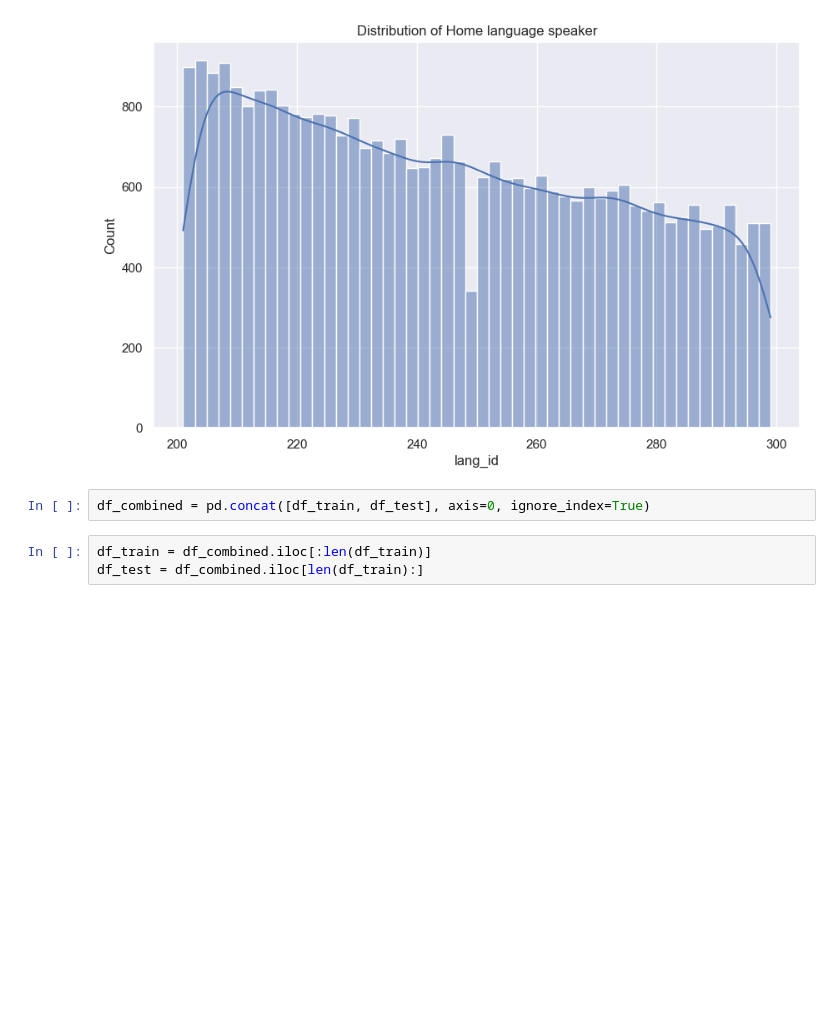
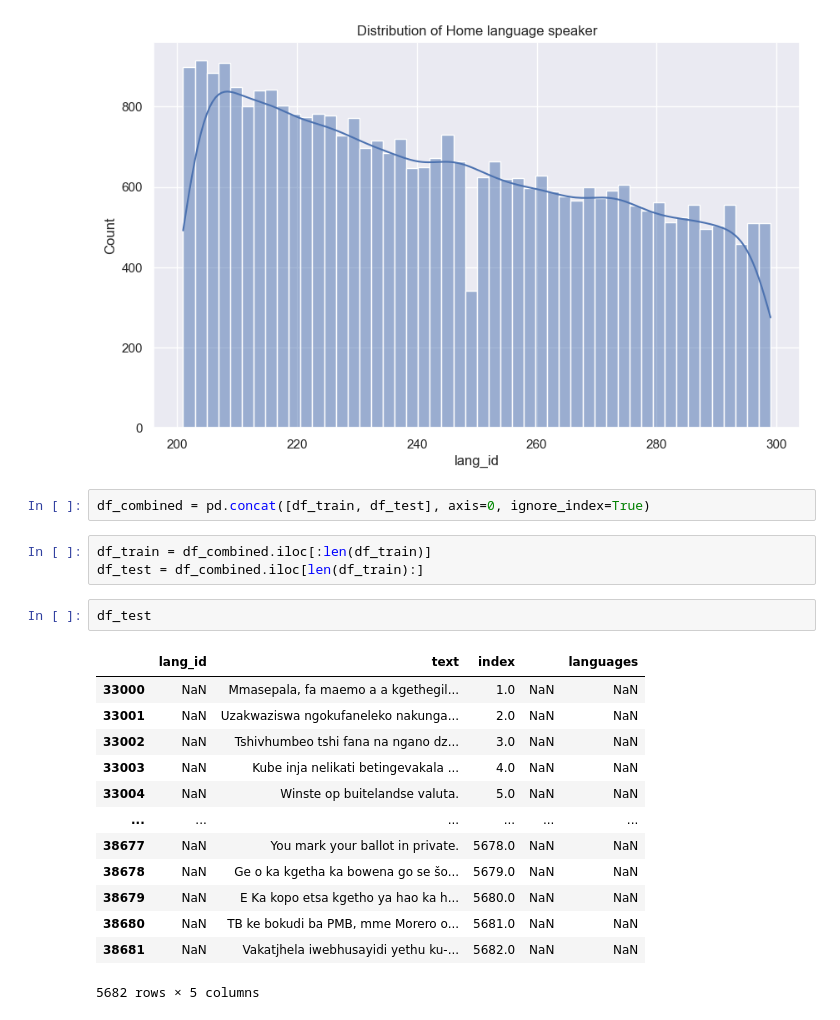
Before and after one commit to zimjwar/Language-Identification-, a Jupyter notebook: notebook_1.ipynb, the cells around one changed output. Drawn from its saved outputs; the diff is of its cells as text; blank space fills up the shorter version.

```diff
--- a/notebook_1.ipynb
+++ b/notebook_1.ipynb
@@ -199,3 +199,19 @@ df_combined = pd.concat([df_train, df_test], axis=0, ignore_index=True)
 # %%
 df_train = df_combined.iloc[:len(df_train)]
 df_test = df_combined.iloc[len(df_train):]
+# %%
+df_test
+# %% [output]
+|  | lang_id | text | index |  | languages |
+| 33000 | NaN | Mmasepala, fa maemo a a kgethegil... | 1.0 | NaN | NaN |
+| 33001 | NaN | Uzakwaziswa ngokufaneleko nakunga... | 2.0 | NaN | NaN |
+| 33002 | NaN | Tshivhumbeo tshi fana na ngano dz... | 3.0 | NaN | NaN |
+| 33003 | NaN | Kube inja nelikati betingevakala ... | 4.0 | NaN | NaN |
+| 33004 | NaN | Winste op buitelandse valuta. | 5.0 | NaN | NaN |
+| ... | ... | ... | ... | ... | ... |
+| 38677 | NaN | You mark your ballot in private. | 5678.0 | NaN | NaN |
+| 38678 | NaN | Ge o ka kgetha ka bowena go se šo... | 5679.0 | NaN | NaN |
+| 38679 | NaN | E Ka kopo etsa kgetho ya hao ka h... | 5680.0 | NaN | NaN |
+| 38680 | NaN | TB ke bokudi ba PMB, mme Morero o... | 5681.0 | NaN | NaN |
+| 38681 | NaN | Vakatjhela iwebhusayidi yethu ku-... | 5682.0 | NaN | NaN |
+5682 rows × 5 columns
```
Also changed, not shown: parts of 2 cells of this notebook.
